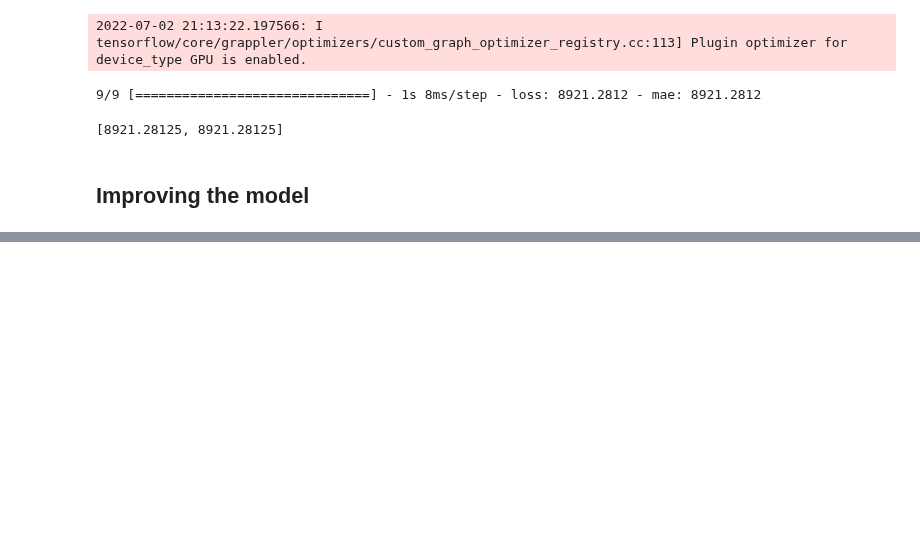
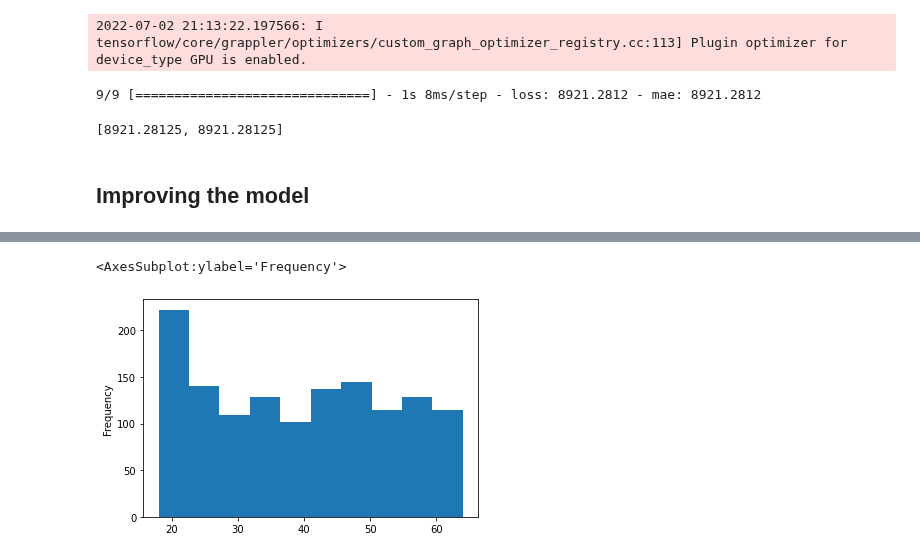
Before and after one commit to Janadhi14/tensorflow-test, a Jupyter notebook: insurance.ipynb, the cells around one changed output, grey strips where cells are left out. Saved outputs shown, nothing was run; the diff lists cells and outputs as text; code cells hidden in the pictures; blank space fills up the shorter version.

```diff
--- a/insurance.ipynb
+++ b/insurance.ipynb
@@ -299,0 +317,5 @@ Text(0.5, 0, 'epochs')
+# %%
+X["age"].plot(kind = "hist")
+# %% [output]
+<AxesSubplot:ylabel='Frequency'>
+[figure, added]
```
Also changed, not shown: parts of 9 cells of this notebook.
